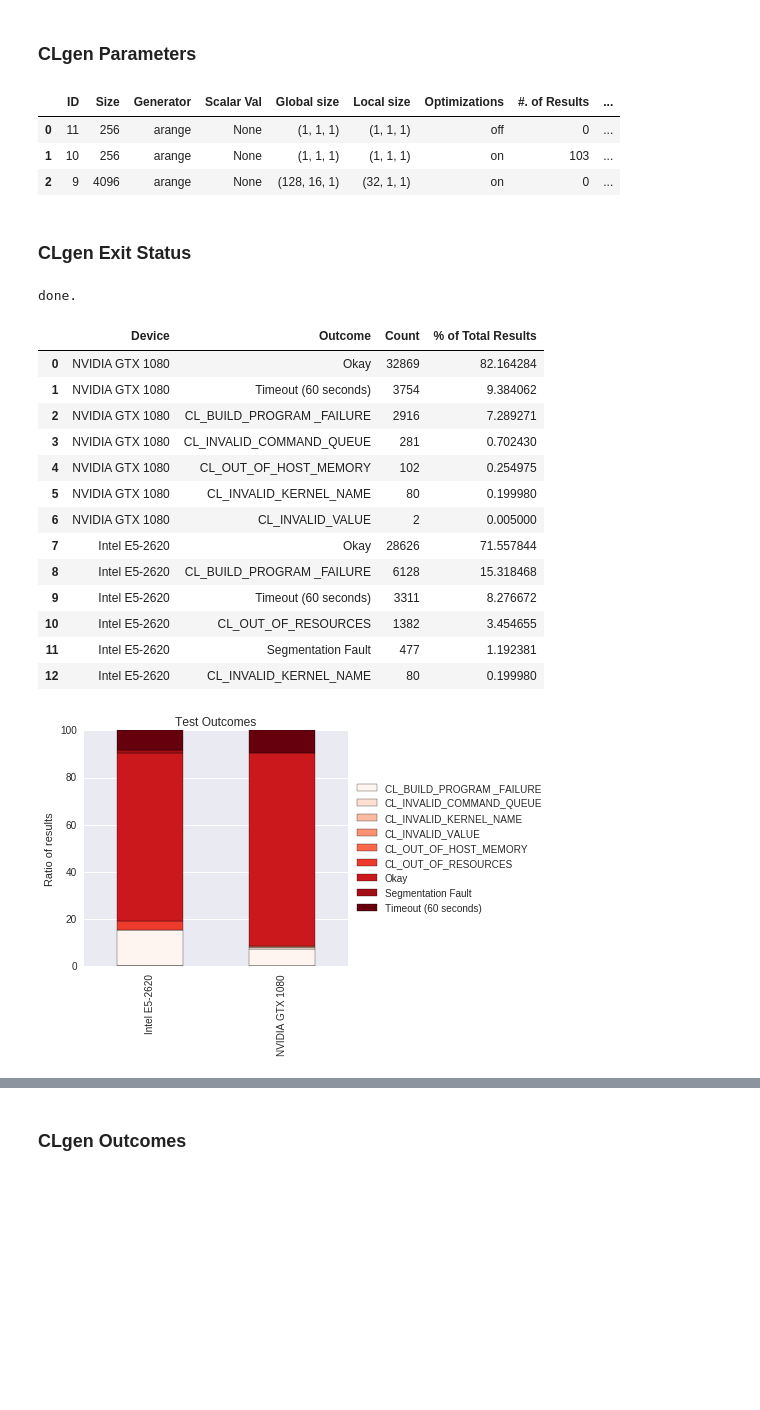
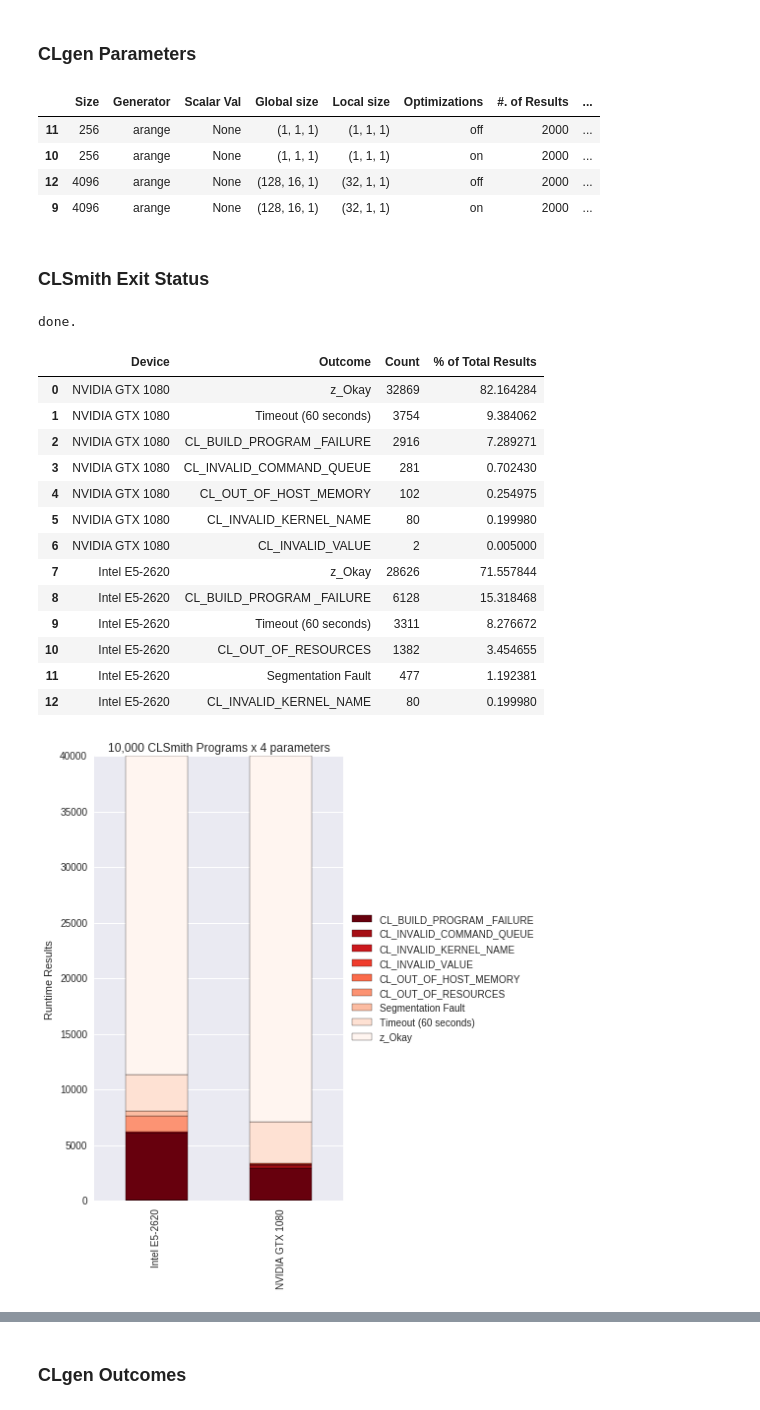
Before and after one commit to ChrisCummins/phd, a Jupyter notebook: difftest/Difftest Results.ipynb, the cells around one changed output, grey strips where cells are left out. Drawn from its saved outputs; the diff is of its cells as text; code cells hidden in the pictures; blank space fills up the shorter version.

Commit message:
difftest: New results

```diff
--- a/difftest/Difftest Results.ipynb
+++ b/difftest/Difftest Results.ipynb
@@ -59,10 +63,11 @@ for testbed in session.query(Testbed):
     nresult_clgen = session.query(CLgenResult).filter(CLgenResult.testbed == testbed).count()
     clsmith_ratio_result = "{:.2%}".format(nresult_clsmith / session.query(CLSmithResult).count())
     clgen_ratio_result = "{:.2%}".format(nresult_clgen / session.query(CLgenResult).count())
-    testbeds.append((testbed.id, testbed.host, DEVICES.get(testbed.device, testbed.device),
+    testbeds.append((testbed.host, DEVICES.get(testbed.device, testbed.device),
                      testbed.driver, nresult_clsmith, clsmith_ratio_result,
                      nresult_clgen, clgen_ratio_result))
 
 pd.DataFrame(testbeds, columns=[
-    "ID", "Host", "Device", "Driver", "#. CLSmith Results", "CLSmith %", "#. CLgen Results", "CLgen %"])
+    "Host", "Device", "Driver", "#. CLSmith Results", "CLSmith %", "#. CLgen Results", "CLgen %"],
+            index=[testbed.id for testbed in session.query(Testbed)])
 # %% [output]
@@ -72,14 +96,18 @@ pd.DataFrame(testbeds, columns=[
 # %% [markdown]
 ### CLSmith Parameters
 # %%
-params = []
-for param in session.query(CLSmithParams).order_by(
+params, indices = [], []
+q = session.query(CLSmithParams).order_by(
         CLSmithParams.gsize_x, CLSmithParams.gsize_y, CLSmithParams.gsize_z,
         CLSmithParams.lsize_x, CLSmithParams.lsize_y, CLSmithParams.lsize_z,
-        CLSmithParams.optimizations):
+        CLSmithParams.optimizations)
+
+for param in q:
     nresult_param = session.query(CLSmithResult).filter(CLSmithResult.params_id == param.id).count()
     ratio_result = "{:.2%}".format(nresult_param / session.query(CLSmithResult).count())
-    params.append((param.id, param.gsize, param.lsize, param.optimizations_on_off, nresult_param, ratio_result))
+    indices.append(param.id)
+    params.append((param.gsize, param.lsize, param.optimizations_on_off, nresult_param, ratio_result))
 
-pd.DataFrame(params, columns=["ID", "Global size", "Local size", "Optimizations", "#. of Results", "% of Total Results"])
+pd.DataFrame(params, index=indices, columns=[
+    "Global size", "Local size", "Optimizations", "#. of Results", "% of Total Results"])
 # %% [output]
@@ -91,7 +119,7 @@ pd.DataFrame(params, columns=["ID", "Global size", "Local size", "Optimizations"
 # %% [markdown]
 ### CLgen Parameters
 # %%
-params = []
+params, indices = [], []
 for param in session.query(CLgenParams).order_by(
         CLgenParams.size,
         CLgenParams.gsize_x, CLgenParams.gsize_y, CLgenParams.gsize_z,
@@ -99,20 +127,22 @@ for param in session.query(CLgenParams).order_by(
         CLgenParams.generator, CLgenParams.scalar_val, CLgenParams.optimizations):
     nresult_param = session.query(CLgenResult).filter(CLgenResult.params_id == param.id).count()
     ratio_result = "{:.2%}".format(nresult_param / session.query(CLgenResult).count())
-    params.append((param.id, param.size, param.generator, param.scalar_val,
+    indices.append(param.id)
+    params.append((param.size, param.generator, param.scalar_val,
                    param.gsize, param.lsize, param.optimizations_on_off,
                    nresult_param, ratio_result))
 
-pd.DataFrame(params, columns=[
-    "ID", "Size", "Generator", "Scalar Val", "Global size", "Local size", "Optimizations",
+pd.DataFrame(params, index=indices, columns=[
+    "Size", "Generator", "Scalar Val", "Global size", "Local size", "Optimizations",
     "#. of Results", "% of Total Results"])
 # %% [output]
-|  | ID | Size | Generator | Scalar Val | Global size | Local size | Optimizations | #. of Results | ... |
-| 0 | 11 | 256 | arange | None | (1, 1, 1) | (1, 1, 1) | off | 0 | ... |
-| 1 | 10 | 256 | arange | None | (1, 1, 1) | (1, 1, 1) | on | 103 | ... |
-| 2 | 9 | 4096 | arange | None | (128, 16, 1) | (32, 1, 1) | on | 0 | ... |
+|  | Size | Generator | Scalar Val | Global size | Local size | Optimizations | #. of Results | ... |
+| 11 | 256 | arange | None | (1, 1, 1) | (1, 1, 1) | off | 2000 | ... |
+| 10 | 256 | arange | None | (1, 1, 1) | (1, 1, 1) | on | 2000 | ... |
+| 12 | 4096 | arange | None | (128, 16, 1) | (32, 1, 1) | off | 2000 | ... |
+| 9 | 4096 | arange | None | (128, 16, 1) | (32, 1, 1) | on | 2000 | ... |
 # %% [markdown]
-### CLgen Exit Status
+### CLSmith Exit Status
 # %%
 # set outcomes
 session.rollback()
@@ -167,14 +197,14 @@ outcomes = pd.DataFrame(outcomes, columns=["Device", "Outcome", "Count", "% of T
 outcomes
 # %% [output]
 |  | Device | Outcome | Count | % of Total Results |
-| 0 | NVIDIA GTX 1080 | Okay | 32869 | 82.164284 |
+| 0 | NVIDIA GTX 1080 | z_Okay | 32869 | 82.164284 |
 | 1 | NVIDIA GTX 1080 | Timeout (60 seconds) | 3754 | 9.384062 |
 | 2 | NVIDIA GTX 1080 | CL_BUILD_PROGRAM _FAILURE | 2916 | 7.289271 |
 | 3 | NVIDIA GTX 1080 | CL_INVALID_COMMAND_QUEUE | 281 | 0.702430 |
 | 4 | NVIDIA GTX 1080 | CL_OUT_OF_HOST_MEMORY | 102 | 0.254975 |
 | 5 | NVIDIA GTX 1080 | CL_INVALID_KERNEL_NAME | 80 | 0.199980 |
 | 6 | NVIDIA GTX 1080 | CL_INVALID_VALUE | 2 | 0.005000 |
-| 7 | Intel E5-2620 | Okay | 28626 | 71.557844 |
+| 7 | Intel E5-2620 | z_Okay | 28626 | 71.557844 |
 | 8 | Intel E5-2620 | CL_BUILD_PROGRAM _FAILURE | 6128 | 15.318468 |
 | 9 | Intel E5-2620 | Timeout (60 seconds) | 3311 | 8.276672 |
 | 10 | Intel E5-2620 | CL_OUT_OF_RESOURCES | 1382 | 3.454655 |
@@ -183,20 +213,18 @@ outcomes
 # %%
 import matplotlib.pyplot as plt
 import seaborn as sns
 from labm8 import viz
 %matplotlib inline
 
-palette = sns.cubehelix_palette(4, rot=-.4, light=.85, dark=.35)
+ax = outcomes.pivot('Device', 'Outcome')['Count'].plot(kind='bar', stacked=True, colormap="Reds_r")
 
-
-ax = outcomes.pivot('Device', 'Outcome')['% of Total Results'].plot(kind='bar', stacked=True, colormap='Reds')
-
-plt.title("Test Outcomes")
-plt.ylabel("Ratio of results")
+plt.title("10,000 CLSmith Programs x 4 parameters")
+plt.ylabel("Runtime Results")
 plt.xlabel("")
 ax.legend(loc='center left', bbox_to_anchor=(1, 0.5))
+plt.ylim(0, 40000)
 
-viz.finalise(figsize=(4.5, 5))
+viz.finalise(figsize=(4.5, 8))
 # %% [output]
-[figure, old version]
+[figure, new version]
 # %%
```
Also changed, not shown: parts of 13 cells of this notebook.
